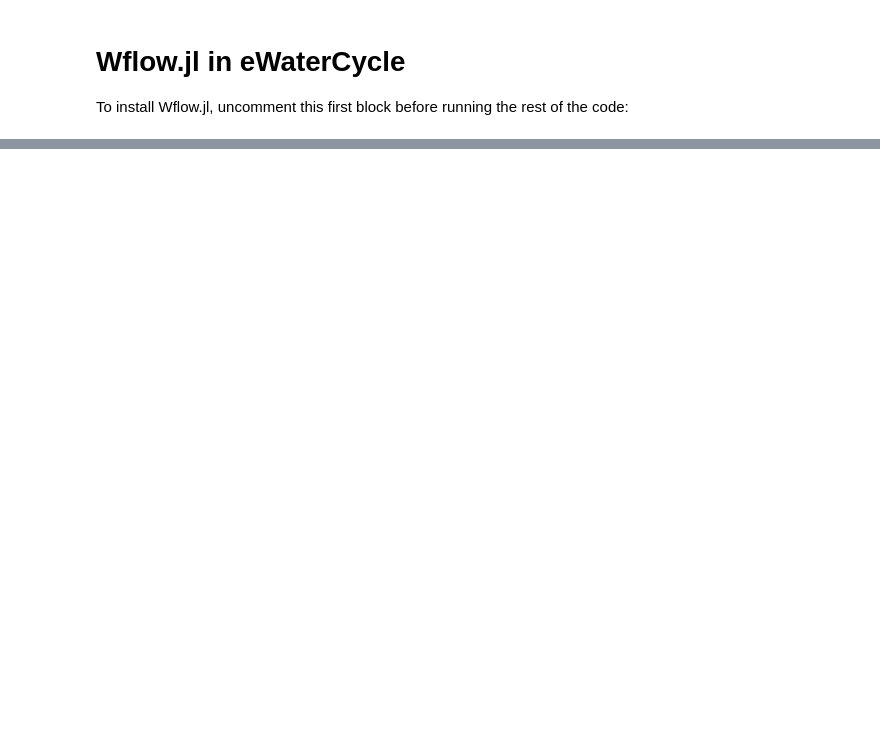
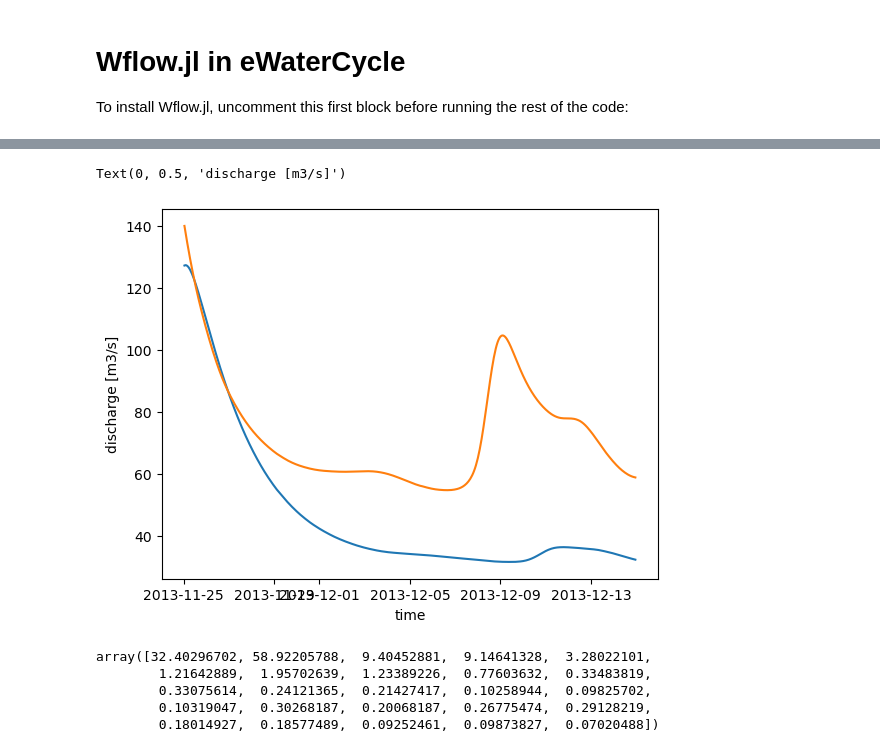
Before and after one commit to eWaterCycle/ewatercycle-wflowjl, a Jupyter notebook: test_wflowjl_local.ipynb, the cells around one changed output, grey strips where cells are left out. Cells and saved outputs as stored; diff of their text form; code cells hidden in the pictures; blank space fills up the shorter version.

```diff
--- a/test_wflowjl_local.ipynb
+++ b/test_wflowjl_local.ipynb
@@ -76,0 +72,37 @@ model.bmi.get_var_grid("lateral.river.q_av")
+# %%
+locs = [
+    (53.274166, -0.761666),
+    (53.765833, -0.986666),
+]
+
+lats = [lat for lat, _ in locs]
+lons = [lon for _, lon in locs]
+
+q_locs = np.zeros((
+    int(model._bmi.get_end_time() / model._bmi.get_time_step()) - 1,
+    2,
+))
+dtimes = []
+for tstep in range(q_locs.shape[0]):
+    model.update()
+    q_locs[tstep] = model.get_value_at_coords("lateral.river.q_av", lats, lons)
+    dtimes.append(model.time_as_datetime)
+
+import matplotlib.pyplot as plt
+plt.plot(dtimes, q_locs[:, 0])
+plt.plot(dtimes, q_locs[:, 1])
+plt.xlabel("time")
+plt.ylabel("discharge [m3/s]")
+# %% [output]
+Text(0, 0.5, 'discharge [m3/s]')
+[figure, added]
+# %%
+lats, lons = get_geojson_locs("/home/bart/Downloads/gauges_src.geojson")
+
+model.get_value_at_coords("lateral.river.q_av", lats, lons)
+# %% [output]
+array([32.40296702, 58.92205788,  9.40452881,  9.14641328,  3.28022101,
+        1.21642889,  1.95702639,  1.23389226,  0.77603632,  0.33483819,
+        0.33075614,  0.24121365,  0.21427417,  0.10258944,  0.09825702,
+        0.10319047,  0.30268187,  0.20068187,  0.26775474,  0.29128219,
+        0.18014927,  0.18577489,  0.09252461,  0.09873827,  0.07020488])
```
Also changed, not shown: parts of 20 cells of this notebook, 5 other files.
